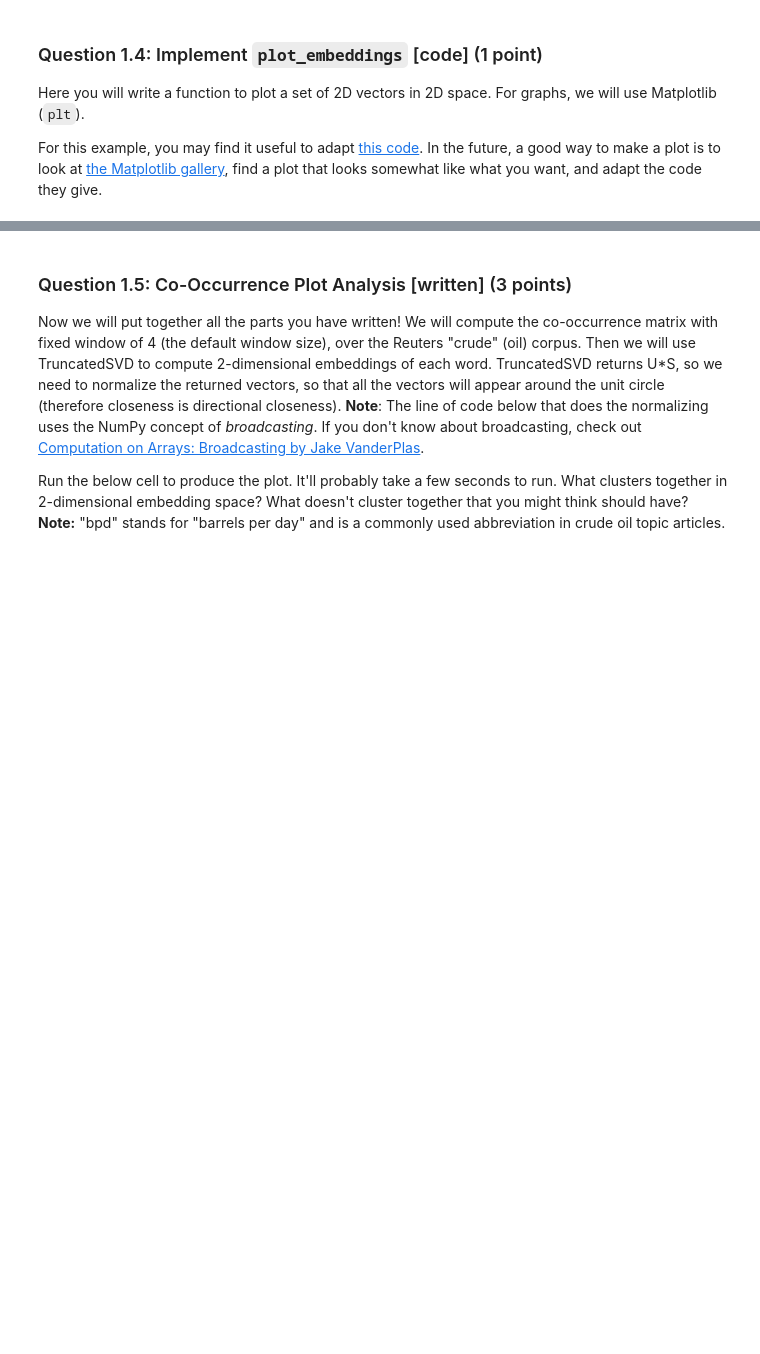
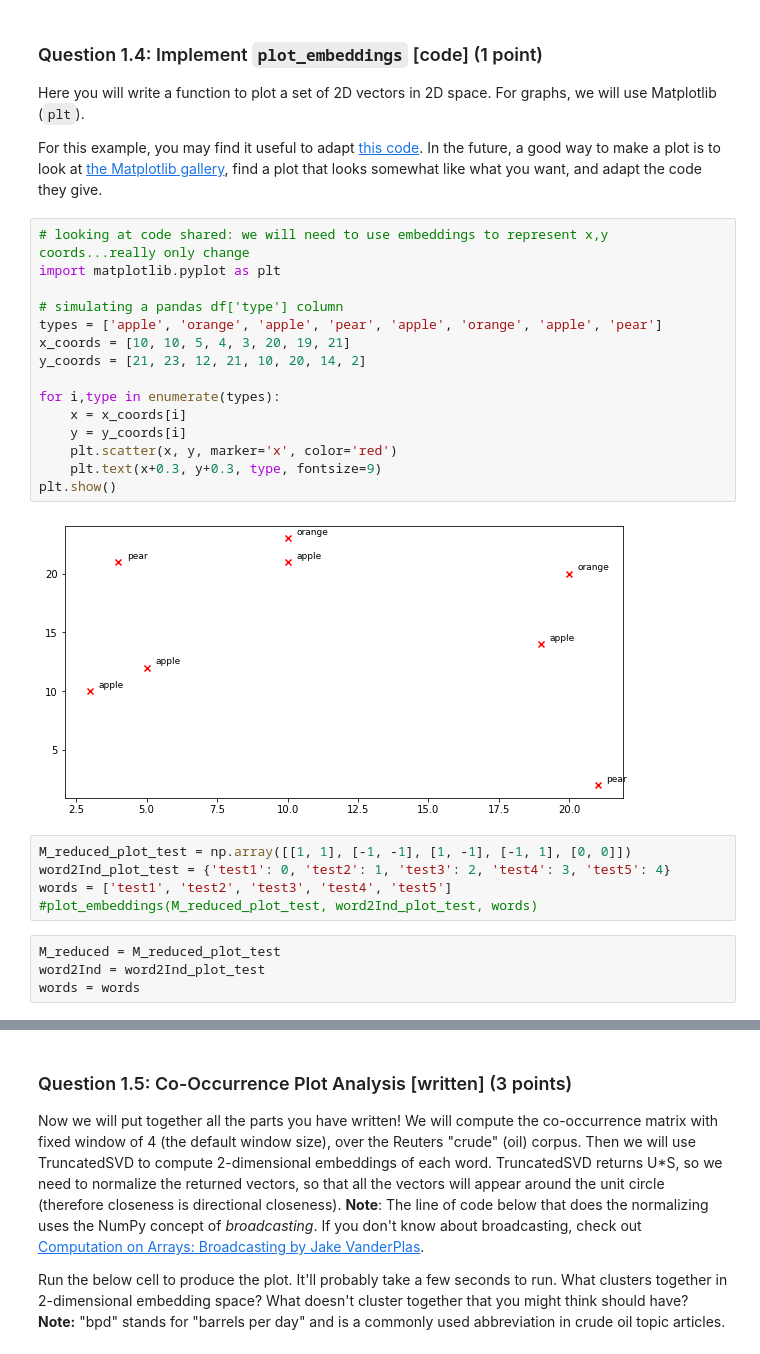
Before and after one commit to dwanneruchi/stanford_cs_224n_chi_journal_club, a Jupyter notebook: david_folder/assignments/a1/exploring_word_vectors.ipynb, the cells around one changed output, grey strips where cells are left out. Saved outputs shown, nothing was run; the diff lists cells and outputs as text; blank space fills up the shorter version.

```diff
--- a/david_folder/assignments/a1/exploring_word_vectors.ipynb
+++ b/david_folder/assignments/a1/exploring_word_vectors.ipynb
@@ -454,3 +484,29 @@ print ("-" * 80)
 Here you will write a function to plot a set of 2D vectors in 2D space. For graphs, we will use Matplotlib (`plt`).
 
 For this example, you may find it useful to adapt [this code](https://www.pythonmembers.club/2018/05/08/matplotlib-scatter-plot-annotate-set-text-at-label-each-point/). In the future, a good way to make a plot is to look at [the Matplotlib gallery](https://matplotlib.org/gallery/index.html), find a plot that looks somewhat like what you want, and adapt the code they give.
+# %%
+# looking at code shared: we will need to use embeddings to represent x,y coords...really only change
+import matplotlib.pyplot as plt
+
+# simulating a pandas df['type'] column
+types = ['apple', 'orange', 'apple', 'pear', 'apple', 'orange', 'apple', 'pear']
+x_coords = [10, 10, 5, 4, 3, 20, 19, 21]
+y_coords = [21, 23, 12, 21, 10, 20, 14, 2]
+
+for i,type in enumerate(types):
+    x = x_coords[i]
+    y = y_coords[i]
+    plt.scatter(x, y, marker='x', color='red')
+    plt.text(x+0.3, y+0.3, type, fontsize=9)
+plt.show()
+# %% [output]
+[figure, added]
+# %%
+M_reduced_plot_test = np.array([[1, 1], [-1, -1], [1, -1], [-1, 1], [0, 0]])
+word2Ind_plot_test = {'test1': 0, 'test2': 1, 'test3': 2, 'test4': 3, 'test5': 4}
+words = ['test1', 'test2', 'test3', 'test4', 'test5']
+#plot_embeddings(M_reduced_plot_test, word2Ind_plot_test, words)
+# %%
+M_reduced = M_reduced_plot_test
+word2Ind = word2Ind_plot_test
+words = words
```
Also changed, not shown: parts of 21 cells of this notebook.
